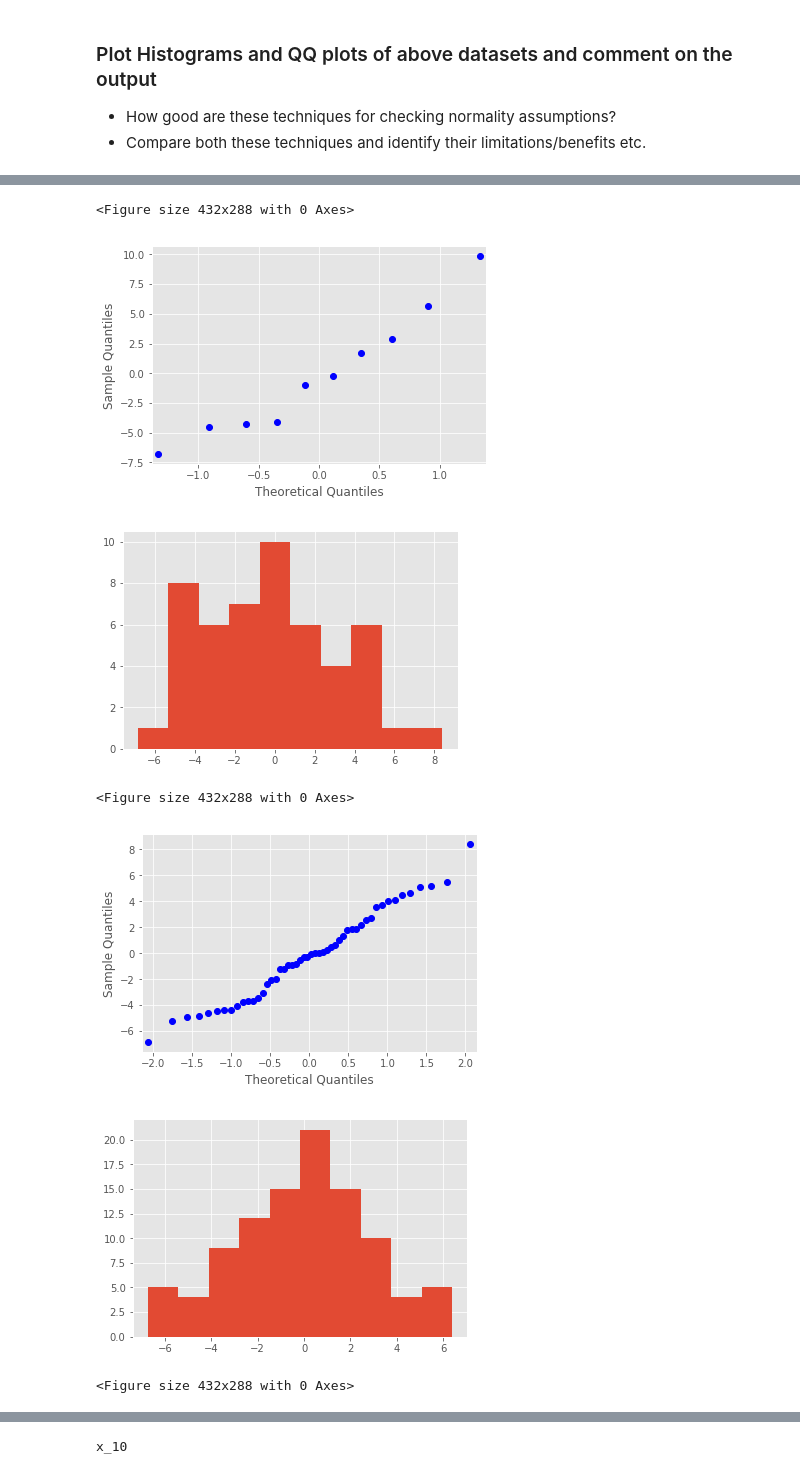
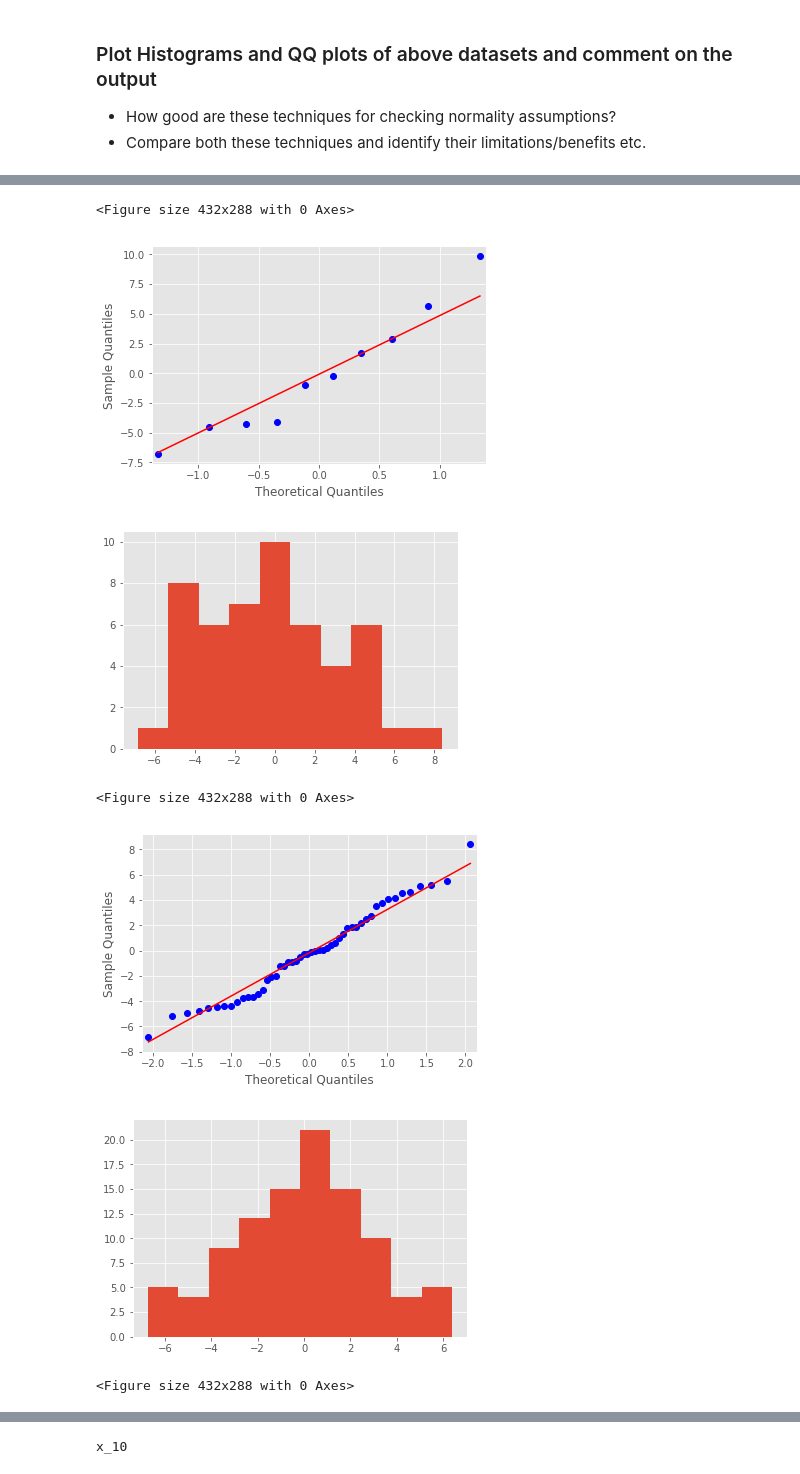
Before and after one commit to npschafer/dsc-komogorov-smirnov-test-lab-houston-ds-042219, a Jupyter notebook: index.ipynb, the cells around one changed output, grey strips where cells are left out. Drawn from its saved outputs; the diff is of its cells as text; code cells hidden in the pictures.

```diff
--- a/index.ipynb
+++ b/index.ipynb
@@ -35,15 +35,15 @@ x_1000 = stats.norm.rvs(loc=0, scale=3, size=1000)
 # %%
 for data in [x_10,x_50,x_100,x_1000]:
     plt.figure()
     plt.hist(data)
     plt.figure()
-    sm.qqplot(data)
+    sm.qqplot(data, line='s')
 # %% [output]
 [figure]
 <Figure size 432x288 with 0 Axes>
-[figure, old version]
+[figure, new version]
 [figure]
 <Figure size 432x288 with 0 Axes>
-[figure, old version]
+[figure, new version]
 [figure]
 <Figure size 432x288 with 0 Axes>
```
Also changed, not shown: parts of 1 cell of this notebook.
